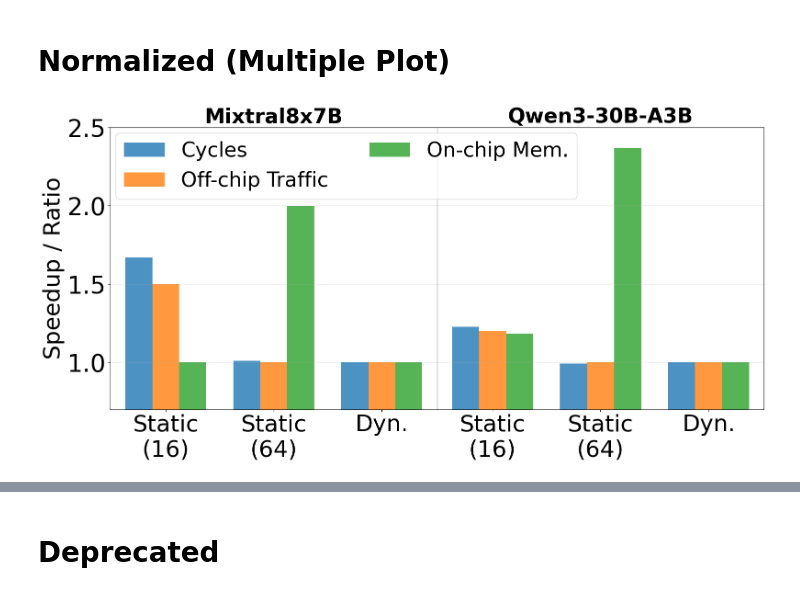
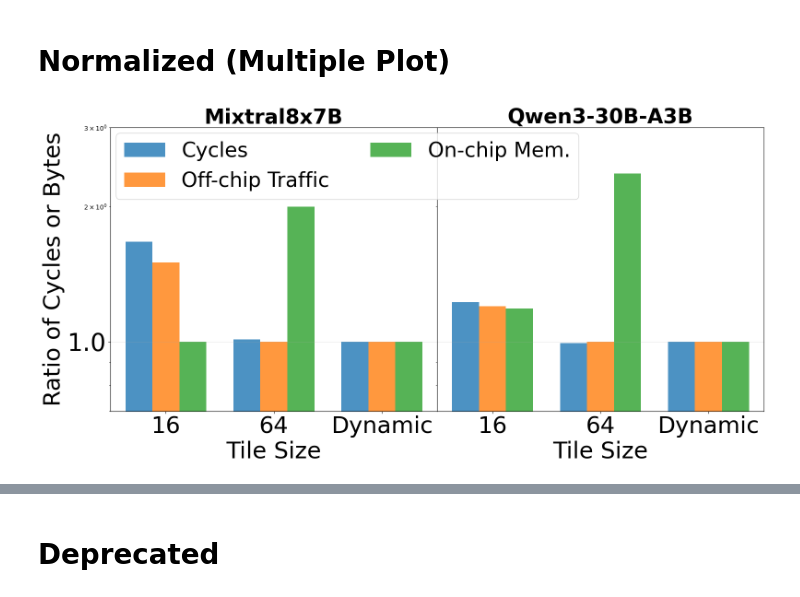
Before and after one commit to gina7484/step_artifact, a Jupyter notebook: dyn_tiling/dyn_tile.ipynb, the cells around one changed output, grey strips where cells are left out. Cells and saved outputs as stored; diff of their text form; code cells hidden in the pictures.

Commit message:
update dyn tiling

```diff
--- a/dyn_tiling/dyn_tile.ipynb
+++ b/dyn_tiling/dyn_tile.ipynb
@@ -80,6 +80,8 @@ def create_multi_csv_bar_chart(csv_files, x_labels_list, subplot_titles,
         ax.tick_params(axis='y', labelsize=ylabel_font)
         ax.tick_params(axis='x', labelsize=xlabel_font)
 
+        ax.set_xlabel('Tile Size', fontsize=xlabel_font)
+        ax.set_yscale('log')
         # Only show y-label on leftmost plot
         if i == 0:
             ax.set_ylabel(ylabel, fontsize=xlabel_font)
@@ -106,34 +213,34 @@ def create_multi_csv_bar_chart(csv_files, x_labels_list, subplot_titles,
 # %%
 
 # Example 1: Different CSV files for each model/dataset combination
 csv_files = [
     '/home/ginasohn/step_tl/dyn_tiling/mixtral_b64/mixtral_iter008_layer_010_f64_combined.csv',
     '/home/ginasohn/step_tl/dyn_tiling/qwen_b64/qwen_iter032_layer_012_n16_f64_combined.csv',
 ]
 
 x_labels_list = [
-    ['Static\n(16)','Static\n(64)', 'Dyn.', ],
-    ['Static\n(16)','Static\n(64)','Dyn.', ]
+    ['16','64','Dynamic', ],
+    ['16','64','Dynamic', ]
 ]
 
 subplot_titles = [
     'Mixtral8x7B',
     'Qwen3-30B-A3B',
 ]
 
 # Create the multi-plot chart
 fig = create_multi_csv_bar_chart(
     csv_files=csv_files,figsize=(16, 8),
     x_labels_list=x_labels_list,
     subplot_titles=subplot_titles,
-    ylim=(0.7, 2.5),
-    ylabel="Speedup / Ratio"
+    ylim=(0.7, 3),
+    ylabel="Ratio of Cycles or Bytes"
 )
 
 plt.show()
 
 
 # You can also save the plots
-fig.savefig('/home/ginasohn/step_tl/dyn_tiling/dyn_tile_b64.pdf', dpi=300, bbox_inches='tight')
+fig.savefig('/home/ginasohn/step_tl/dyn_tiling/dyn_tile_b64_log.pdf', dpi=300, bbox_inches='tight')
 # %% [output]
-[figure, old version]
+[figure, new version]
```
Also changed, not shown: parts of 2 cells of this notebook, 9 other files.
